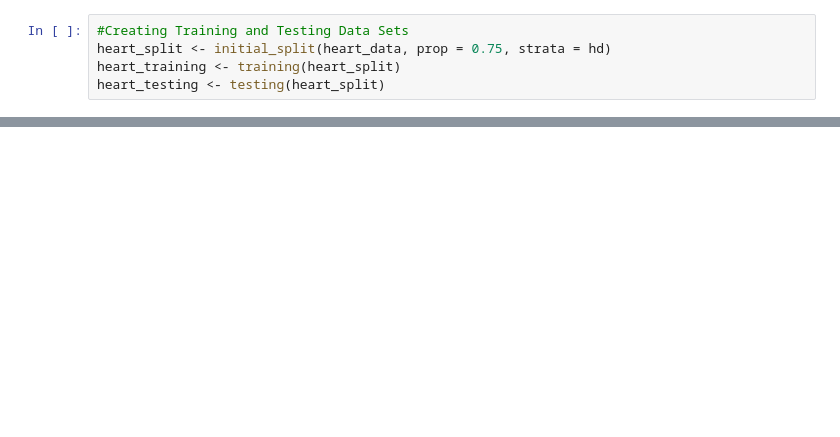
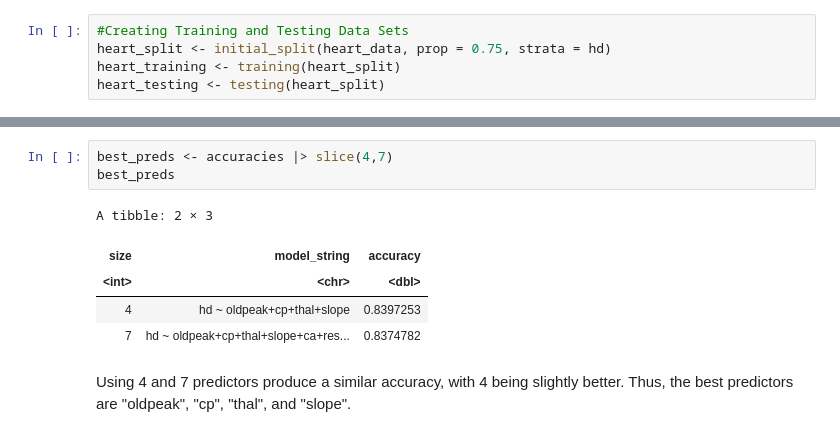
Before and after one commit to xenshreyas/Heart-Disease-Analysis, a Jupyter notebook: heart_data_analysis.ipynb, the cells around one changed output, grey strips where cells are left out. Drawn from its saved outputs; the diff is of its cells as text; blank space fills up the shorter version.

```diff
--- a/heart_data_analysis.ipynb
+++ b/heart_data_analysis.ipynb
@@ -96,0 +190,11 @@ heart_testing <- testing(heart_split)
+# %%
+best_preds <- accuracies |> slice(4,7)
+best_preds
+# %% [output]
+A tibble: 2 × 3
+| size | model_string | accuracy |
+| <int> | <chr> | <dbl> |
+| 4 | hd ~ oldpeak+cp+thal+slope | 0.8397253 |
+| 7 | hd ~ oldpeak+cp+thal+slope+ca+res... | 0.8374782 |
+# %% [markdown]
+Using 4 and 7 predictors produce a similar accuracy, with 4 being slightly better. Thus, the best predictors are "oldpeak", "cp", "thal", and "slope".
```
Also changed, not shown: parts of 8 cells of this notebook.
